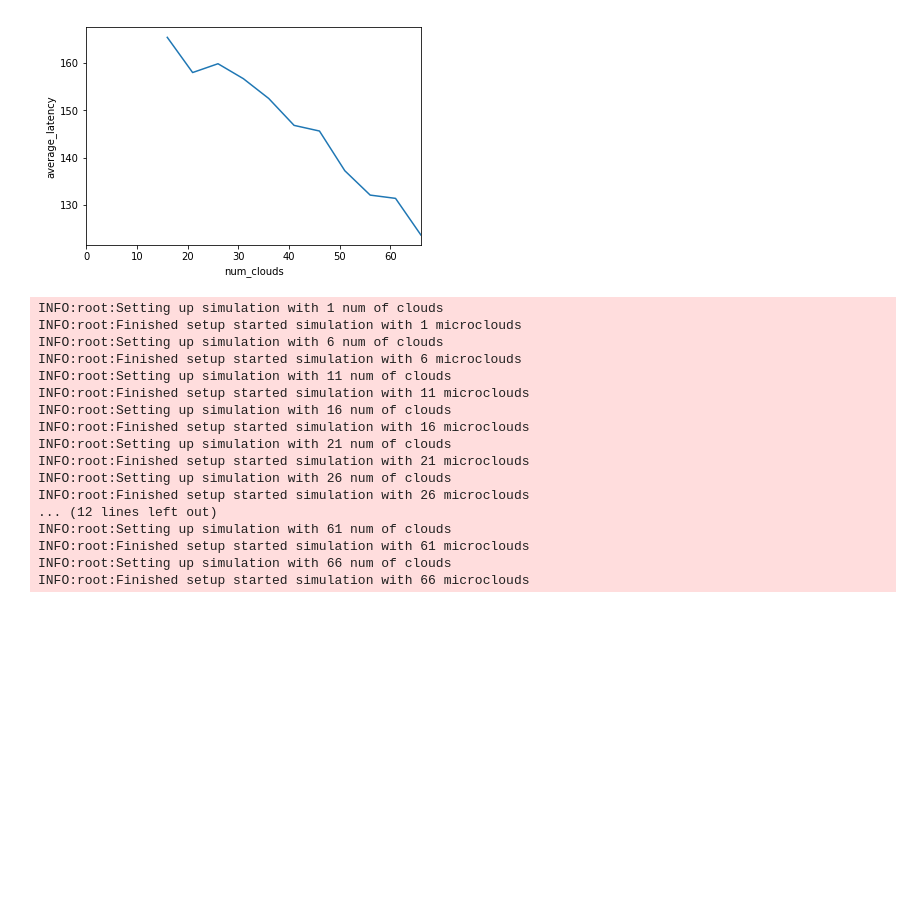
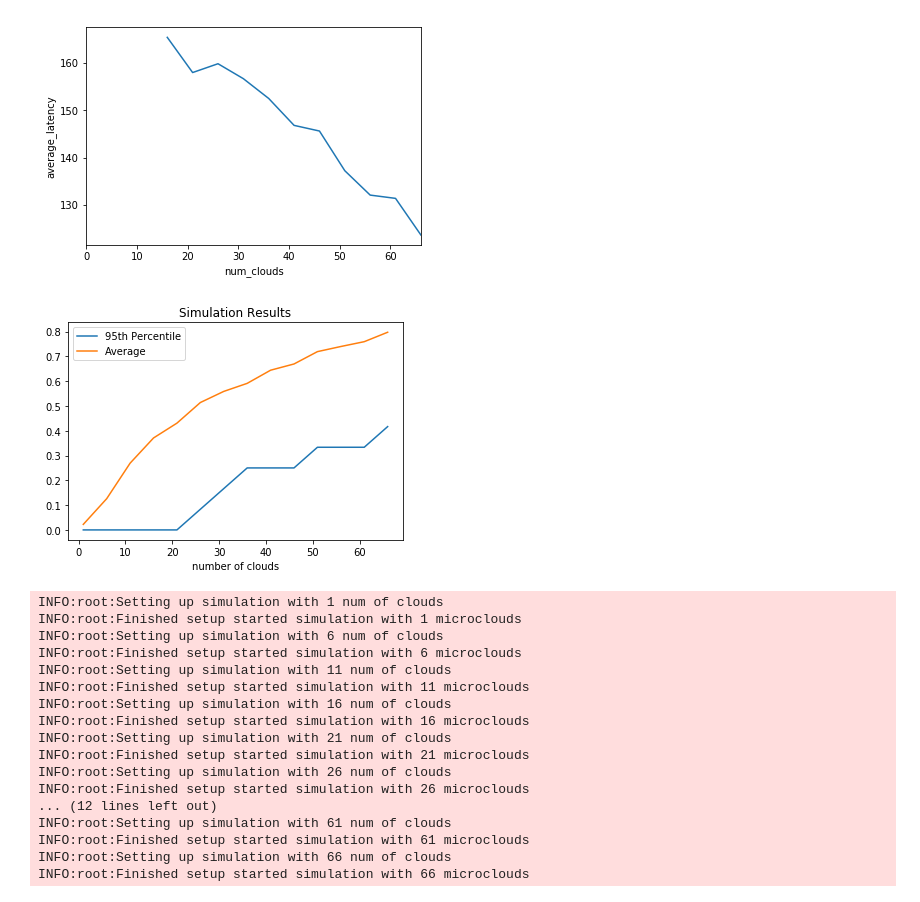
Before and after one commit to JuanMantica123/vanet_simulator, a Jupyter notebook: VANET_manhattan_simulation.ipynb, the cells around one changed output. Drawn from its saved outputs; the diff is of its cells as text; code cells hidden in the pictures; blank space fills up the shorter version.

```diff
--- a/VANET_manhattan_simulation.ipynb
+++ b/VANET_manhattan_simulation.ipynb
@@ -105,6 +105,10 @@ vp.plot_results(results_df)
 [figure]
 [figure]
 [figure]
+# %%
+vp.plot_important(results_df)
+# %% [output]
+[figure, added]
 # %%
 results_max =simulator.simulation_by_number_of_clouds(microclouds_coords,MICROCLOUD_RANGE,step=5,bandwith=5)
 # %% [output]
```
Also changed, not shown: parts of 3 cells of this notebook, 2 other files.
